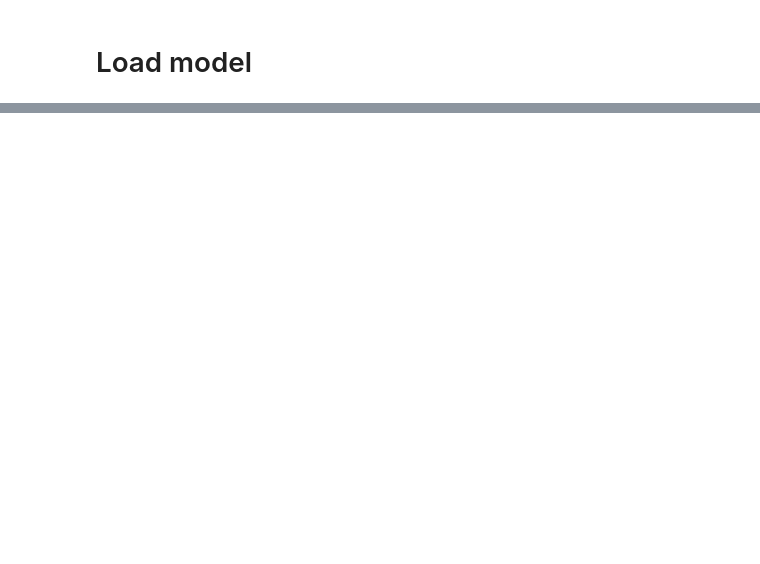
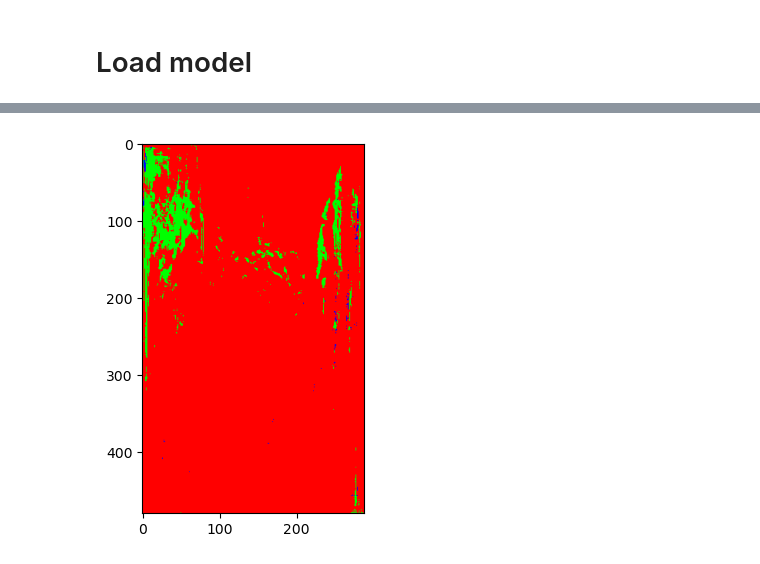
Before and after one commit to yovannynogales/computer-vision-verification-experiments, a Jupyter notebook: notebooks/tatoo_verification.ipynb, the cells around one changed output, grey strips where cells are left out. Saved outputs shown, nothing was run; the diff lists cells and outputs as text; code cells hidden in the pictures; blank space fills up the shorter version.

```diff
--- a/notebooks/tatoo_verification.ipynb
+++ b/notebooks/tatoo_verification.ipynb
@@ -103,0 +198,23 @@ ValueError: pic should be 2/3 dimensional. Got 1 dimensions.
+# %%
+# Mapear las clases a colores
+class_colors = {
+    0: [255, 0, 0],  # Rojo para clase 0
+    1: [0, 255, 0],  # Verde para clase 1
+    2: [0, 0, 255]   # Azul para clase 2
+}
+
+# Convertir la salida de la clase en una imagen RGB
+segmentation_image = torch.zeros((3, img_f.size(2), img_f.size(3)))  # Imagen RGB de 3 canales
+
+for class_id, color in class_colors.items():
+    mask = (output_classes == class_id).detach().cpu().numpy()  # Crear máscara para la clase
+    for c in range(3):  # Para cada canal RGB
+        segmentation_image[c] += mask * color[c]  # Asignar el color correspondiente a la clase
+
+segmentation_image = segmentation_image.numpy().astype(np.uint8)  # Convertir a numpy para mostrar
+
+# Mostrar la imagen
+plt.imshow(segmentation_image.transpose(1, 2, 0))  # Cambiar el orden de los ejes para visualización
+plt.show()
+# %% [output]
+[figure, added]
```
Also changed, not shown: parts of 18 cells of this notebook.
